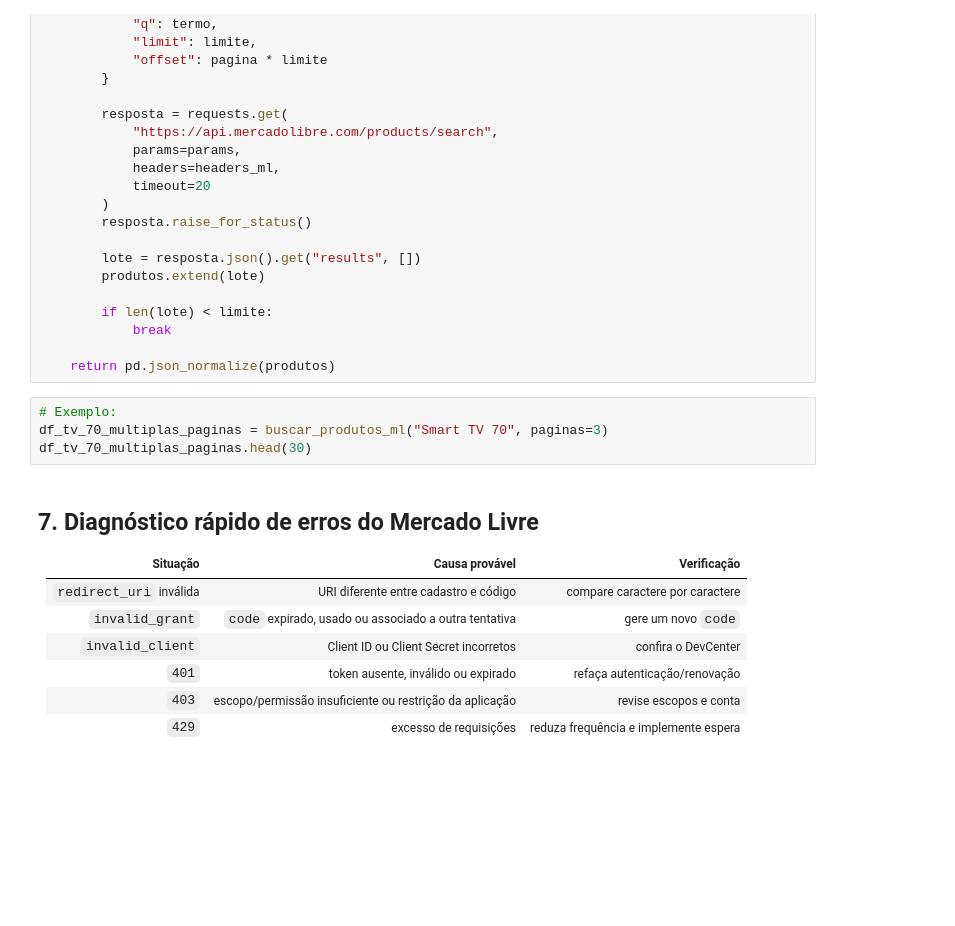
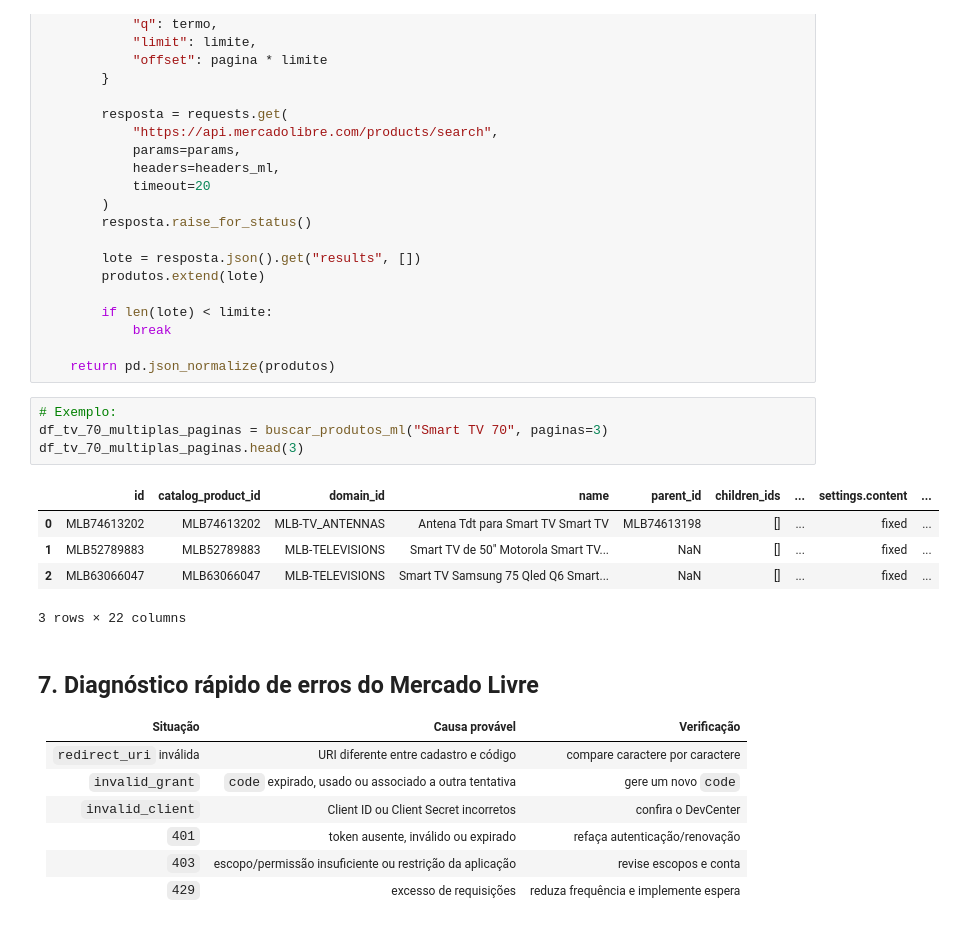
Before and after one commit to moh4b-z/uniSENAI, a Jupyter notebook: Semestre_2/LABDA/Aula 5/5_Consumo_de_API_parte2.ipynb, the cells around one changed output. Drawn from its saved outputs; the diff is of its cells as text; blank space fills up the shorter version.

```diff
--- a/Semestre_2/LABDA/Aula 5/5_Consumo_de_API_parte2.ipynb
+++ b/Semestre_2/LABDA/Aula 5/5_Consumo_de_API_parte2.ipynb
@@ -502,7 +573,13 @@ def buscar_produtos_ml(termo, paginas=3, limite=20):
 # %%
 # Exemplo:
 df_tv_70_multiplas_paginas = buscar_produtos_ml("Smart TV 70", paginas=3)
-df_tv_70_multiplas_paginas.head(30)
+df_tv_70_multiplas_paginas.head(3)
+# %% [output]
+|  | id | catalog_product_id | domain_id | name | parent_id | children_ids | ... | settings.content | ... |
+| 0 | MLB74613202 | MLB74613202 | MLB-TV_ANTENNAS | Antena Tdt para Smart TV Smart TV | MLB74613198 | [] | ... | fixed | ... |
+| 1 | MLB52789883 | MLB52789883 | MLB-TELEVISIONS | Smart TV de 50" Motorola Smart TV... | NaN | [] | ... | fixed | ... |
+| 2 | MLB63066047 | MLB63066047 | MLB-TELEVISIONS | Smart TV Samsung 75 Qled Q6 Smart... | NaN | [] | ... | fixed | ... |
+3 rows × 22 columns
 # %% [markdown]
 ## 7. Diagnóstico rápido de erros do Mercado Livre
 
```
Also changed, not shown: parts of 16 cells of this notebook, 1 other file.
